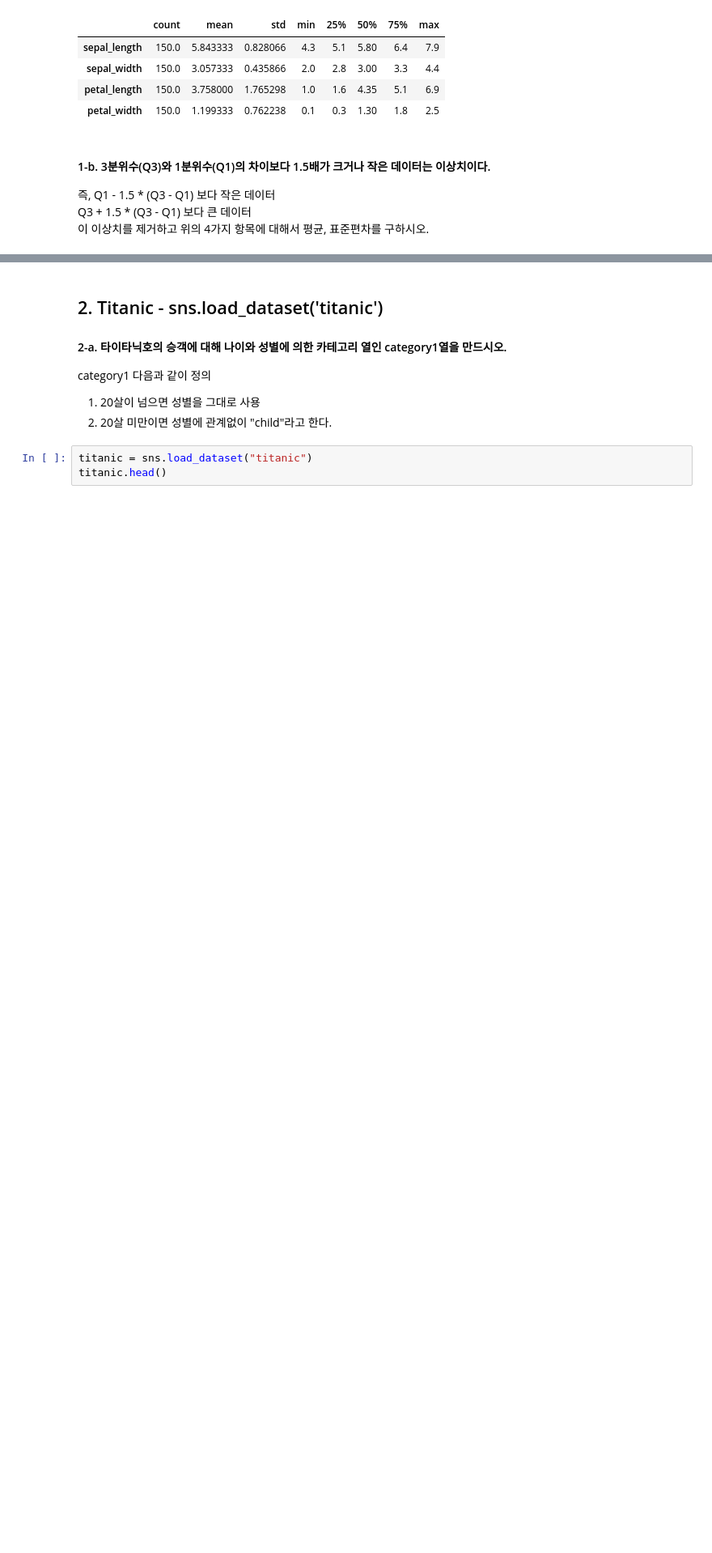
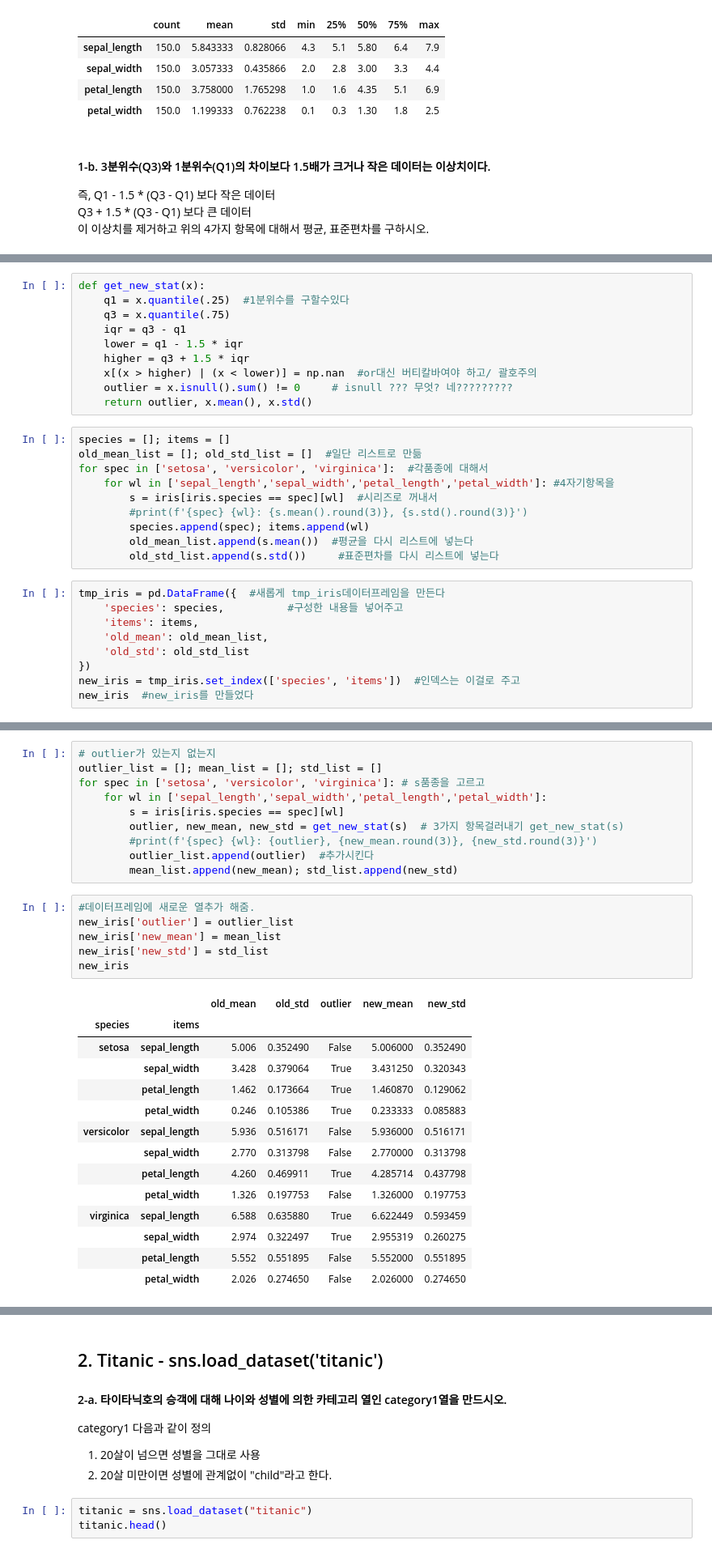
Before and after one commit to EGEG1212/Data-Analysis-2020, a Jupyter notebook: 03.Pandas/07a과제201111iris_titanic_MPG.ipynb, the cells around one changed output, grey strips where cells are left out. Shown: that part at 81% size. Cells and saved outputs as stored; diff of their text form; blank space fills up the shorter version.

```diff
--- a/03.Pandas/07a과제201111iris_titanic_MPG.ipynb
+++ b/03.Pandas/07a과제201111iris_titanic_MPG.ipynb
@@ -56,0 +47,29 @@ def get_outlier(Series):
+# %%
+def get_new_stat(x):
+    q1 = x.quantile(.25)  #1분위수를 구할수있다
+    q3 = x.quantile(.75)
+    iqr = q3 - q1
+    lower = q1 - 1.5 * iqr
+    higher = q3 + 1.5 * iqr
+    x[(x > higher) | (x < lower)] = np.nan  #or대신 버티칼바여야 하고/ 괄호주의
+    outlier = x.isnull().sum() != 0     # isnull ??? 무엇? 네?????????
+    return outlier, x.mean(), x.std()
+# %%
+species = []; items = []
+old_mean_list = []; old_std_list = []  #일단 리스트로 만듦
+for spec in ['setosa', 'versicolor', 'virginica']:  #각품종에 대해서
+    for wl in ['sepal_length','sepal_width','petal_length','petal_width']: #4자기항목을
+        s = iris[iris.species == spec][wl]  #시리즈로 꺼내서
+        #print(f'{spec} {wl}: {s.mean().round(3)}, {s.std().round(3)}')
+        species.append(spec); items.append(wl)
+        old_mean_list.append(s.mean())  #평균을 다시 리스트에 넣는다
+        old_std_list.append(s.std())     #표준편차를 다시 리스트에 넣는다
+# %%
+tmp_iris = pd.DataFrame({  #새롭게 tmp_iris데이터프레임을 만든다
+    'species': species,          #구성한 내용들 넣어주고
+    'items': items,
+    'old_mean': old_mean_list,
+    'old_std': old_std_list
+})
+new_iris = tmp_iris.set_index(['species', 'items'])  #인덱스는 이걸로 주고
+new_iris  #new_iris를 만들었다
@@ -57 +91,32 @@ def get_outlier(Series):
+# %%
+# outlier가 있는지 없는지
+outlier_list = []; mean_list = []; std_list = []
+for spec in ['setosa', 'versicolor', 'virginica']: # s품종을 고르고
+    for wl in ['sepal_length','sepal_width','petal_length','petal_width']:
+        s = iris[iris.species == spec][wl]
+        outlier, new_mean, new_std = get_new_stat(s)  # 3가지 항목걸러내기 get_new_stat(s)
+        #print(f'{spec} {wl}: {outlier}, {new_mean.round(3)}, {new_std.round(3)}')
+        outlier_list.append(outlier)  #추가시킨다
+        mean_list.append(new_mean); std_list.append(new_std)
+# %%
+#데이터프레임에 새로운 열추가 해줌.
+new_iris['outlier'] = outlier_list
+new_iris['new_mean'] = mean_list
+new_iris['new_std'] = std_list
+new_iris
+# %% [output]
+|  |  | old_mean | old_std | outlier | new_mean | new_std |
+| species | items |  |  |  |  |  |
+| setosa | sepal_length | 5.006 | 0.352490 | False | 5.006000 | 0.352490 |
+|  | sepal_width | 3.428 | 0.379064 | True | 3.431250 | 0.320343 |
+|  | petal_length | 1.462 | 0.173664 | True | 1.460870 | 0.129062 |
+|  | petal_width | 0.246 | 0.105386 | True | 0.233333 | 0.085883 |
+| versicolor | sepal_length | 5.936 | 0.516171 | False | 5.936000 | 0.516171 |
+|  | sepal_width | 2.770 | 0.313798 | False | 2.770000 | 0.313798 |
+|  | petal_length | 4.260 | 0.469911 | True | 4.285714 | 0.437798 |
+|  | petal_width | 1.326 | 0.197753 | False | 1.326000 | 0.197753 |
+| virginica | sepal_length | 6.588 | 0.635880 | True | 6.622449 | 0.593459 |
+|  | sepal_width | 2.974 | 0.322497 | True | 2.955319 | 0.260275 |
+|  | petal_length | 5.552 | 0.551895 | False | 5.552000 | 0.551895 |
+|  | petal_width | 2.026 | 0.274650 | False | 2.026000 | 0.274650 |
 # %%
```
Also changed, not shown: parts of 13 cells of this notebook, 3 other files.
